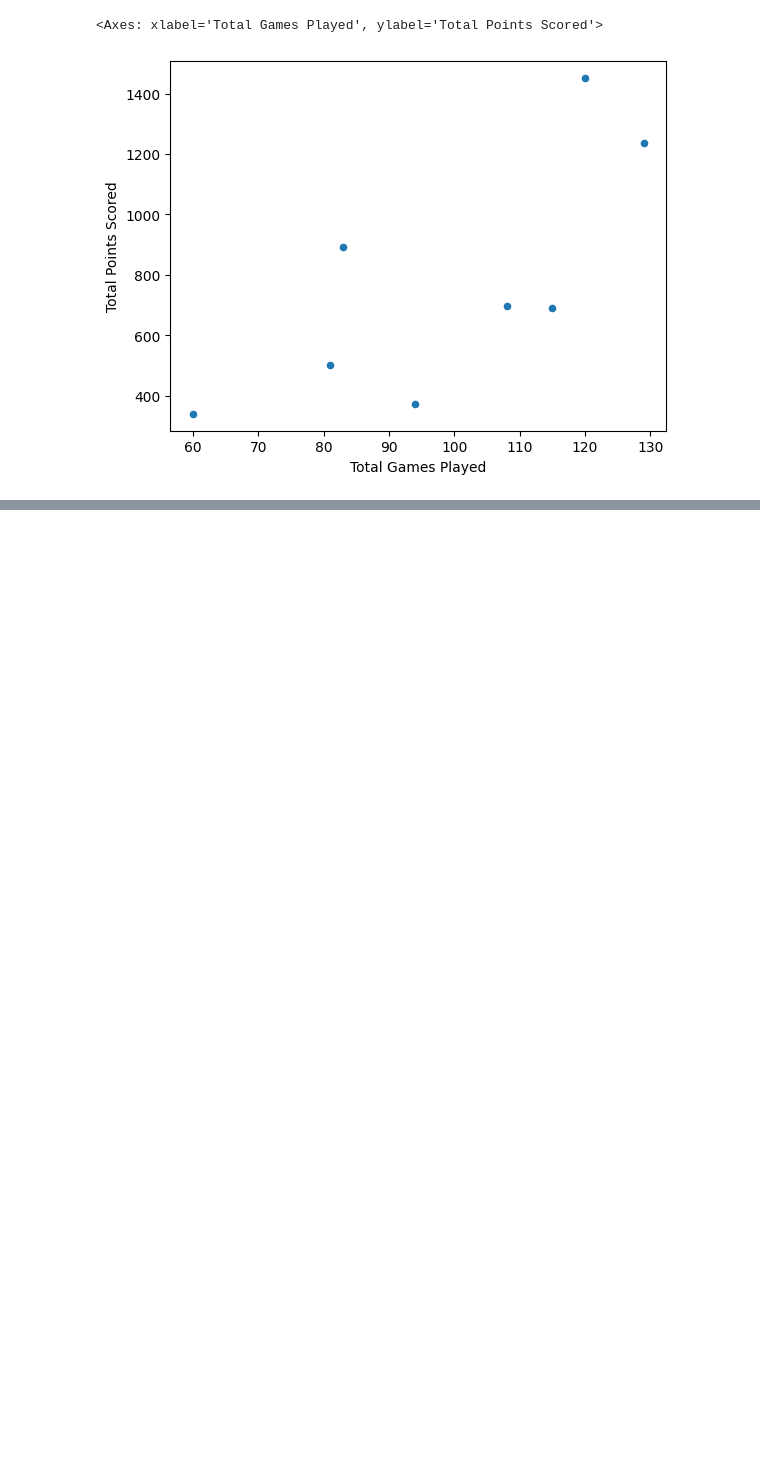
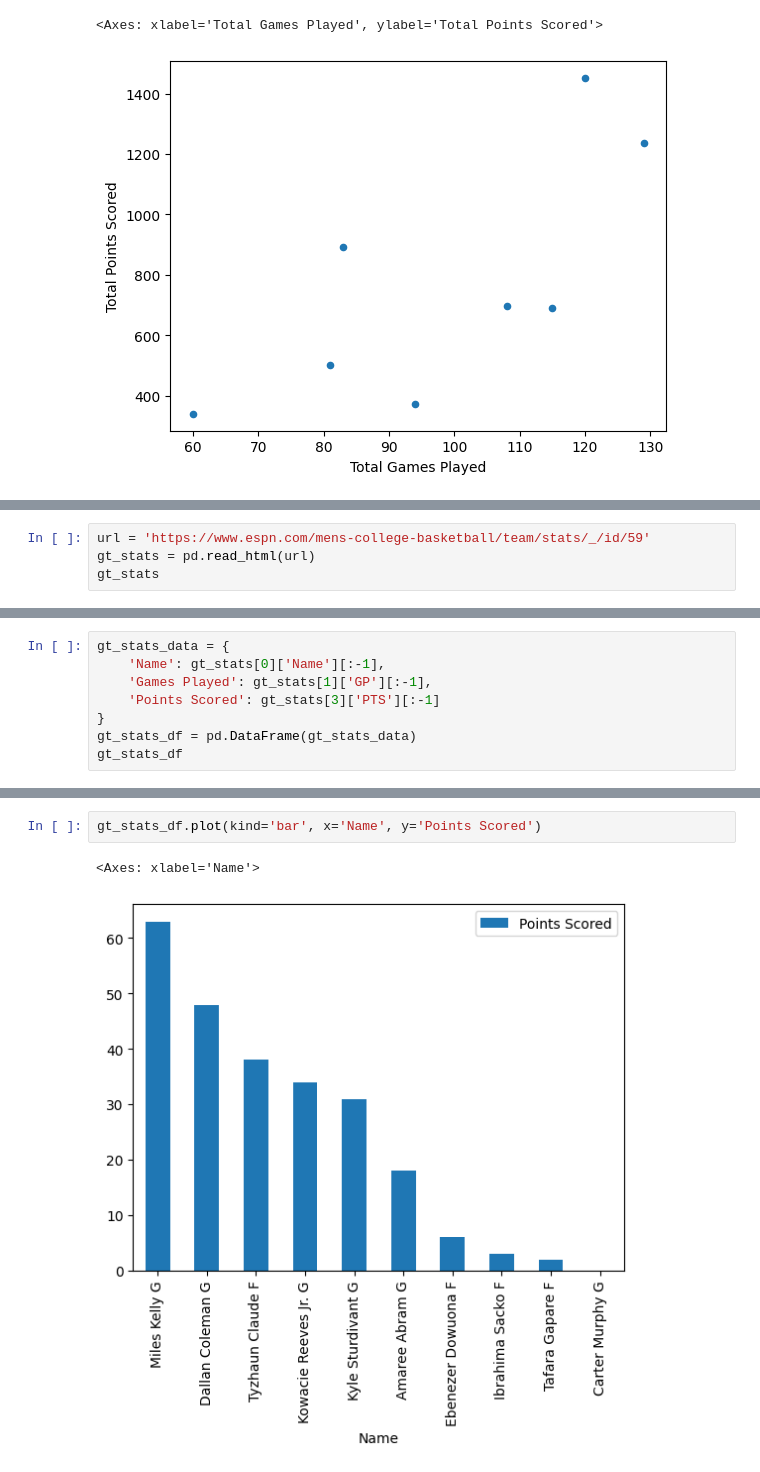
Before and after one commit to dbaglodi/gt-player-development, a Jupyter notebook: player-development.ipynb, the cells around one changed output, grey strips where cells are left out. Saved outputs shown, nothing was run; the diff lists cells and outputs as text; blank space fills up the shorter version.

Commit message:
more data
added data for 2023 season

```diff
--- a/player-development.ipynb
+++ b/player-development.ipynb
@@ -31,0 +47,4 @@ transfer_data.players.plot(kind='scatter', x='Total Games Played', y='Total Poin
+# %%
+url = 'https://www.espn.com/mens-college-basketball/team/stats/_/id/59'
+gt_stats = pd.read_html(url)
+gt_stats
@@ -31,0 +69,8 @@ transfer_data.players.plot(kind='scatter', x='Total Games Played', y='Total Poin
+# %%
+gt_stats_data = {
+    'Name': gt_stats[0]['Name'][:-1],
+    'Games Played': gt_stats[1]['GP'][:-1],
+    'Points Scored': gt_stats[3]['PTS'][:-1]
+}
+gt_stats_df = pd.DataFrame(gt_stats_data)
+gt_stats_df
@@ -31,0 +89,5 @@ transfer_data.players.plot(kind='scatter', x='Total Games Played', y='Total Poin
+# %%
+gt_stats_df.plot(kind='bar', x='Name', y='Points Scored')
+# %% [output]
+<Axes: xlabel='Name'>
+[figure, added]
```
Also changed, not shown: parts of 6 cells of this notebook, 1 other file.
